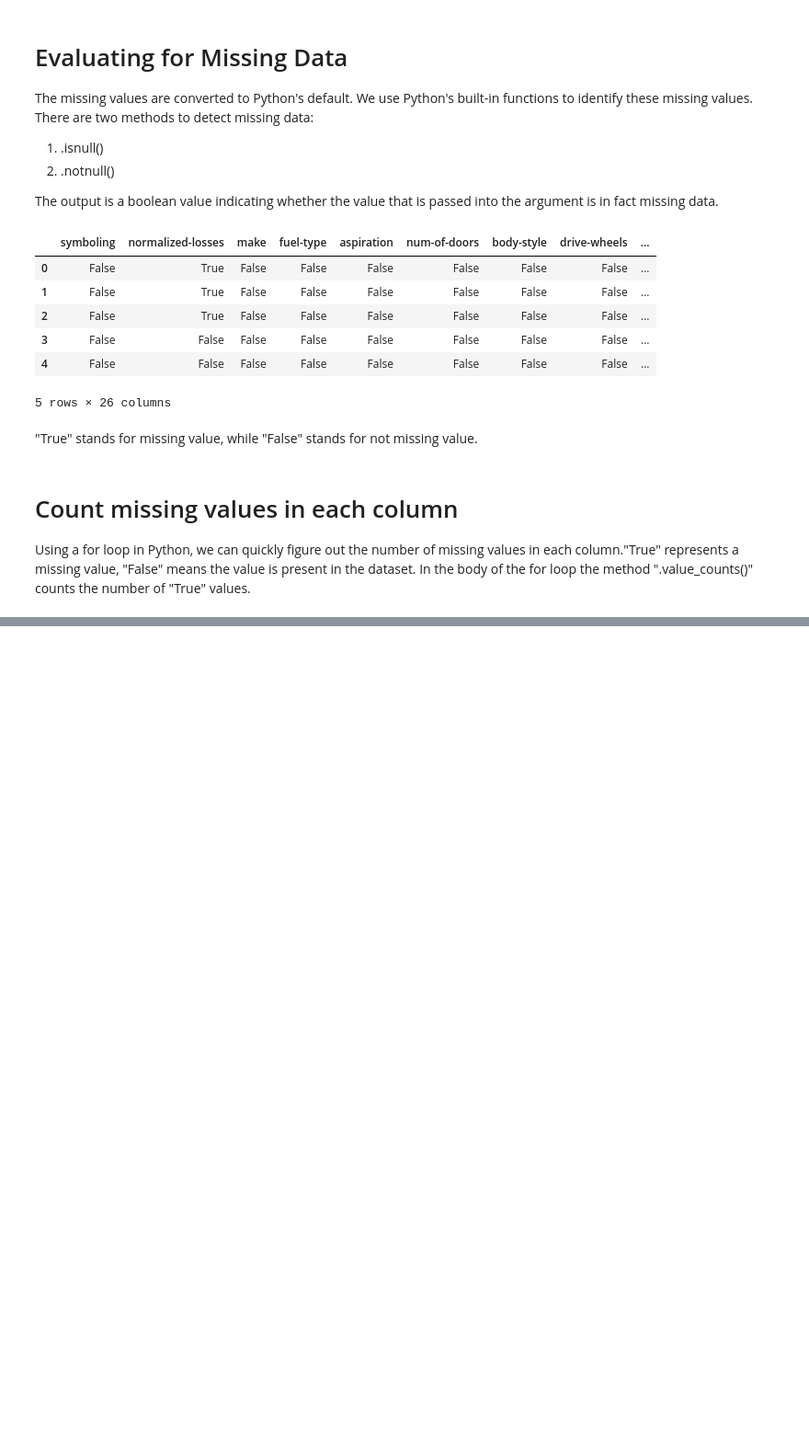
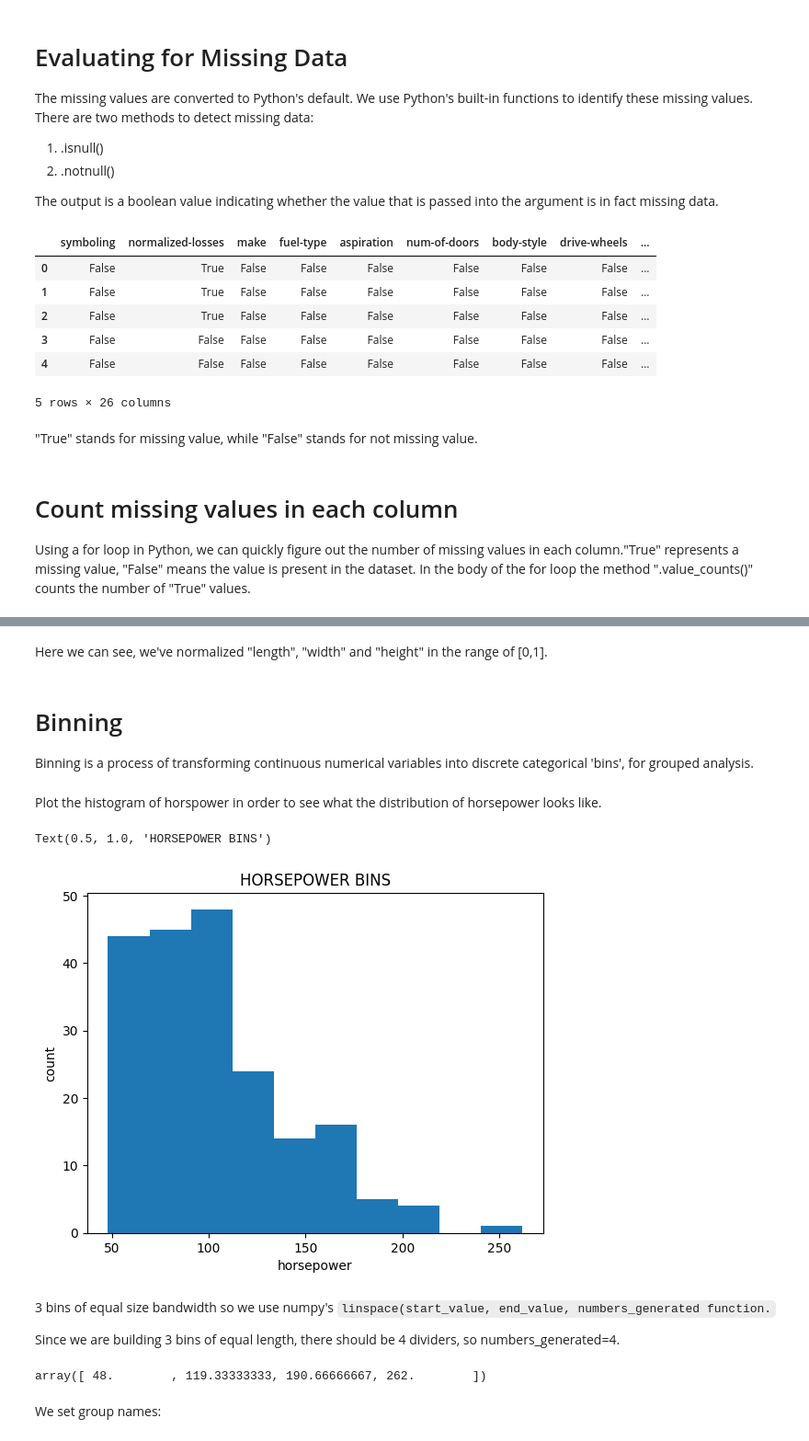
Before and after one commit to shubhambhatia2103/Automobile-Dataset-Analysis, a Jupyter notebook: Data Wrangling.ipynb, the cells around one changed output, grey strips where cells are left out. Shown at 92% size. Cells and saved outputs as stored; diff of their text form; code cells hidden in the pictures; blank space fills up the shorter version.

```diff
--- a/Data Wrangling.ipynb
+++ b/Data Wrangling.ipynb
@@ -78,0 +307,7 @@ Using a for loop in Python, we can quickly figure out the number of missing valu
+# %%
+# transform mpg to L/100km by mathematical operation (235 divided by mpg)
+df["city-L/100km"] = 235 / df["city-mpg"]
+
+
+# check your transformed data
+df.head()
@@ -78,0 +322,3 @@ Using a for loop in Python, we can quickly figure out the number of missing valu
+# %%
+df["highway-mpg"] = 235/df["highway-mpg"]
+df.rename(columns={'"highway-mpg"':'highway-L/100km'}, inplace=True)
@@ -78,0 +331,6 @@ Using a for loop in Python, we can quickly figure out the number of missing valu
+# %%
+# replace (original value) by (original value)/(maximum value)
+df["length"] = df["length"]/df["length"].max()
+df["width"] = df["width"]/df["width"].max()
+df['height'] = df['height']/df['height'].max()
+df[["length","width","height"]].head()
@@ -78,0 +344,32 @@ Using a for loop in Python, we can quickly figure out the number of missing valu
+# %% [markdown]
+Here we can see, we've normalized "length", "width" and "height" in the range of [0,1].
+# %% [markdown]
+# Binning
+
+Binning is a process of transforming continuous numerical variables into discrete categorical 'bins', for grouped analysis.
+# %%
+df["horsepower"] = df["horsepower"].astype(int,copy=True)
+# %% [markdown]
+Plot the histogram of horspower in order to see what the distribution of horsepower looks like.
+# %%
+%matplotlib inline
+import matplotlib.pyplot as plt
+plt.hist(df["horsepower"])
+
+plt.xlabel("horsepower")
+plt.ylabel("count")
+plt.title("HORSEPOWER BINS")
+# %% [output]
+Text(0.5, 1.0, 'HORSEPOWER BINS')
+[figure, added]
+# %% [markdown]
+3 bins of equal size bandwidth so we use numpy's `linspace(start_value, end_value, numbers_generated function.`
+
+Since we are building 3 bins of equal length, there should be 4 dividers, so numbers_generated=4.
+# %%
+bins = np.linspace(min(df["horsepower"]),max(df["horsepower"]),4)
+bins
+# %% [output]
+array([ 48.        , 119.33333333, 190.66666667, 262.        ])
+# %% [markdown]
+We set group names:
```
Also changed, not shown: parts of 43 cells of this notebook.
